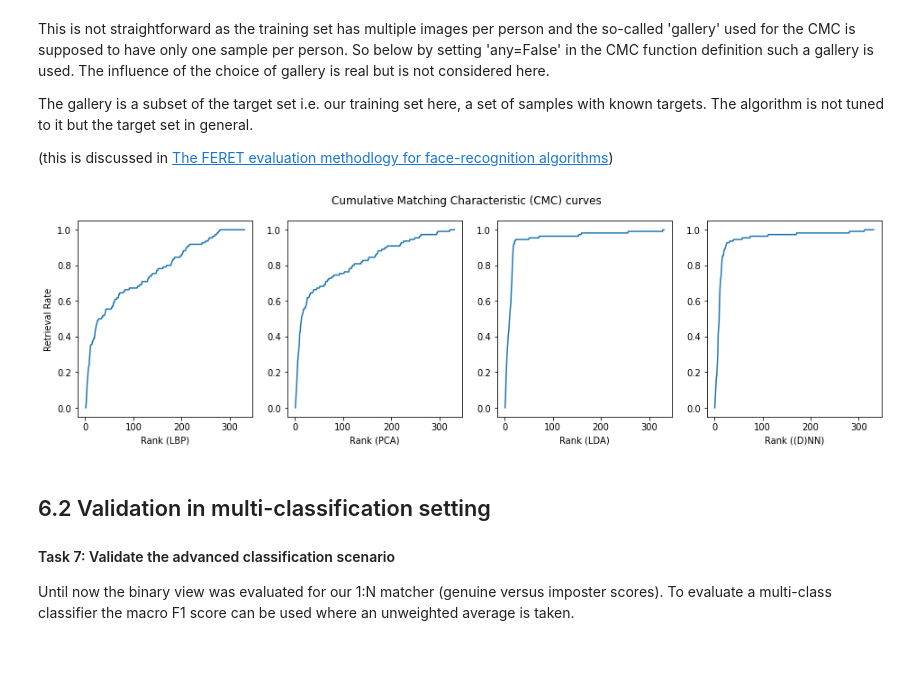
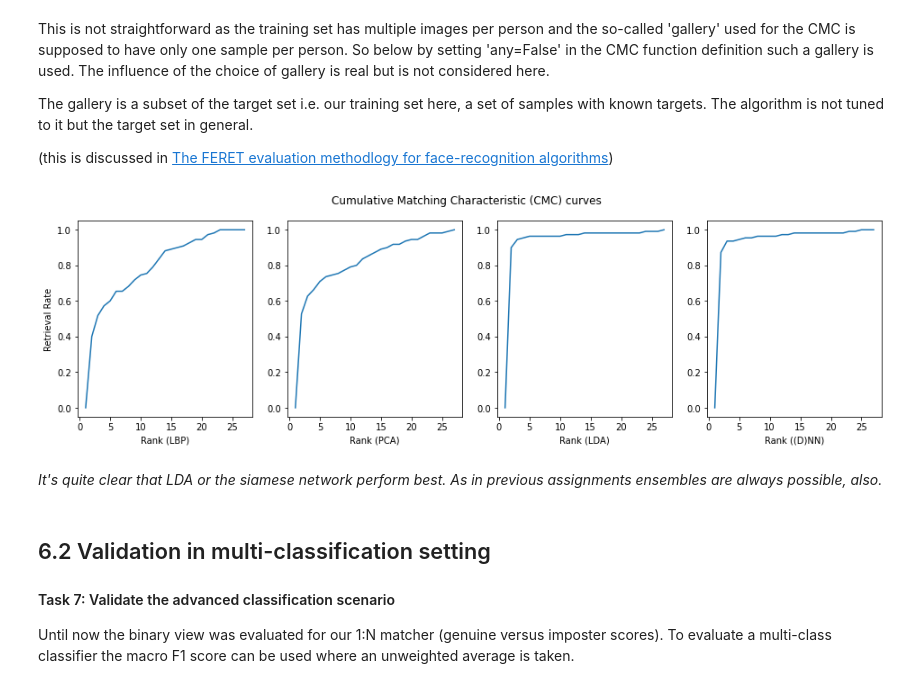
Before and after one commit to BrunoVandekerkhove/biometric-systems, a Jupyter notebook: face_recognition/facial_recognition.ipynb, the cells around one changed output. Drawn from its saved outputs; the diff is of its cells as text; code cells hidden in the pictures; blank space fills up the shorter version.

Commit message:
Fixed CMC curve
Evaluation according to FERET methodology.

```diff
--- a/face_recognition/facial_recognition.ipynb
+++ b/face_recognition/facial_recognition.ipynb
@@ -656,42 +656,46 @@ The gallery is a subset of the target set i.e. our training set here, a set of s
 
 (this is discussed in [The FERET evaluation methodlogy for face-recognition algorithms](https://www.jordaanelectronics.com/pdfonline/face%20recognition/feret_methodology_nist_ir_6264.pdf))
 # %%
-def CMC(matrix, probes, gallery, templates, n_ranks=110, any=False):
+def CMC(matrix, probes, targets, n_ranks=110, any=False):
+    gallery = [targets.index(x) for x in list(set(targets))] # for each person, index of template image
+    n_ranks = len(targets) if any else len(gallery)
     cmc = [0] * n_ranks
     for (i,row) in enumerate(matrix):
-      sort = sorted(row, reverse=True)
       if any:
-        rank = min([sort.index(row[t]) for t in [j for j in range(len(gallery)) if gallery[j] == probes[i]]])
+        sort = sorted(row, reverse=True)
+        rank = min([sort.index(row[t]) for t in [j for j in range(len(targets)) if targets[j] == probes[i]]])
       else:
-        template = templates[probes[i]]
-        rank = sort.index(row[template])
+        template_scores = [row[template] for template in gallery]
+        sort = sorted(template_scores, reverse=True)
+        rank = sort.index(row[gallery[probes[i]]])
       if rank < len(targets):
         cmc[rank] += 1
     prev = 0
     for i in range(n_ranks):
       prev = cmc[i] + prev
       cmc[i] = prev / len(probes)
     return [0] + cmc
 
 figure, axes = plt.subplots(ncols=len(strategies), figsize=(16,4))
 figure.suptitle('Cumulative Matching Characteristic (CMC) curves')
 
 i = 0
 for strategy in strategies:
   (_, _, _, matrix) = scores_dict[strategy.name]
   probes = strategy.y_test.tolist()
   gallery = strategy.y_train.tolist()
-  templates = [gallery.index(x) for x in list(set(gallery))] # For each person, index of template image
-  cmc = CMC(matrix, probes, gallery, templates, len(gallery))
+  cmc = CMC(matrix, probes, gallery)
   axes[i].plot(list(range(1, len(cmc) + 1)), cmc)
   if i == 0:
     axes[i].set(ylabel='Retrieval Rate')
   axes[i].set(xlabel='Rank (' + strategy.name + ')')
   i = i + 1
 
 plt.show()
 # %% [output]
-[figure, old version]
+[figure, new version]
+# %% [markdown]
+*It's quite clear that LDA or the siamese network perform best. As in previous assignments ensembles are always possible, also.*
 # %% [markdown]
 ## 6.2 Validation in multi-classification setting
 
```
